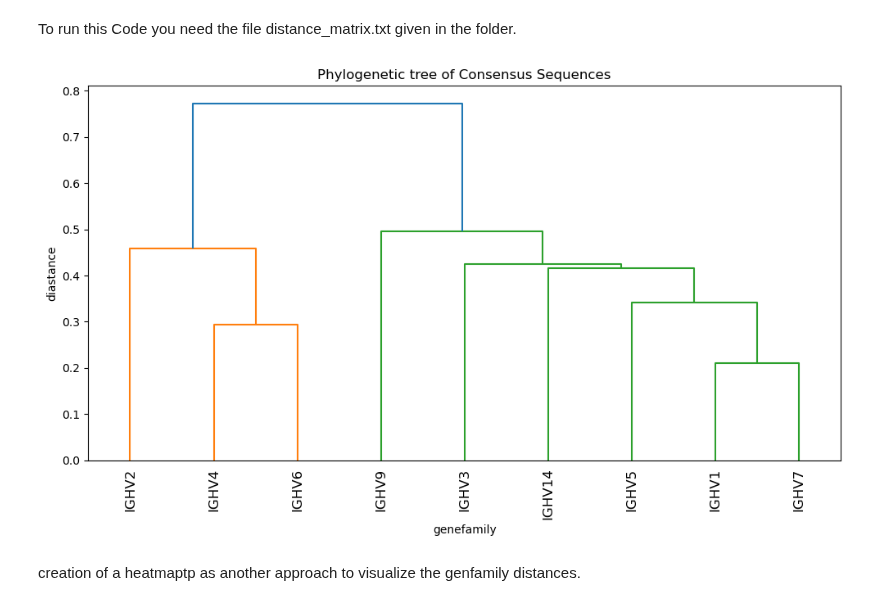
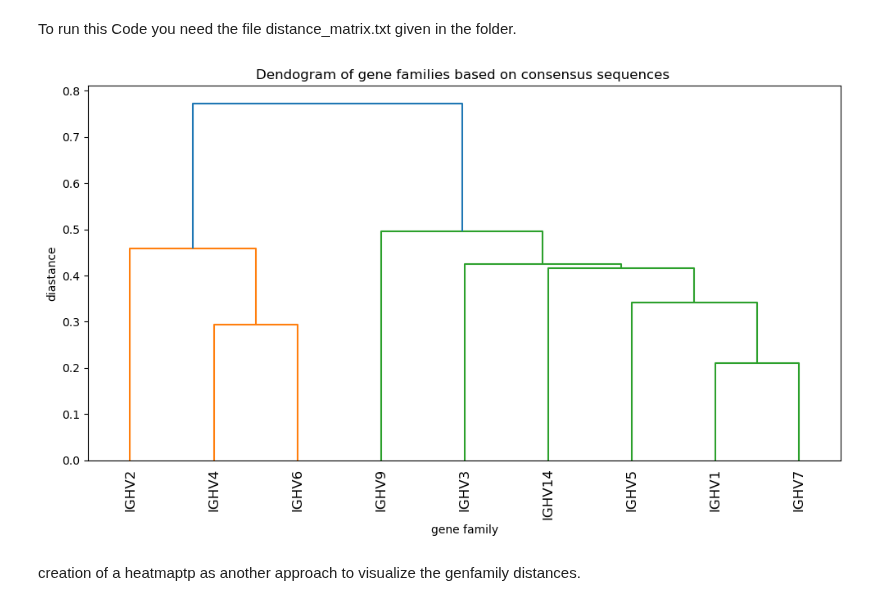
Before and after one commit to datascience-2025-group4/group04-team03, a Jupyter notebook: blasting/consensus_seq/consensus_genfam.ipynb, the cells around one changed output. Drawn from its saved outputs; the diff is of its cells as text; code cells hidden in the pictures.

```diff
--- a/blasting/consensus_seq/consensus_genfam.ipynb
+++ b/blasting/consensus_seq/consensus_genfam.ipynb
@@ -223,36 +190,36 @@ with open(file_path, "r") as f:
 n = int(lines[0].strip())
 
 # Labels und Matrix extrahieren
 labels = []
 matrix = []
 
 for line in lines[1:]:
     parts = line.strip().split()
     label = parts[0]
     values = list(map(float, parts[1:]))
     labels.append(label)
     matrix.append(values)
 
 # 2. In ein DataFrame umwandeln
 df = pd.DataFrame(matrix, index=labels, columns=labels)
 
 # 3. In ein condensed Distance Array umwandeln (für linkage)
 condensed_dist = squareform(df.values)
 
 # 4. Hierarchisches Clustering (z.B. UPGMA / average linkage)
 Z = linkage(condensed_dist, method='ward')
 
 # 5. Dendrogramm zeichnen
 plt.figure(figsize=(10, 6))
 dendrogram(Z, labels=labels, leaf_rotation=90)
-plt.title("Phylogenetic tree of Consensus Sequences")
-plt.xlabel("genefamily")
+plt.title("Dendogram of gene families based on consensus sequences ")
+plt.xlabel("gene family")
 plt.ylabel("diastance")
 plt.tight_layout()
 plt.savefig("msa_consensus_output/consensus_tree.png")
 plt.show()
 # %% [output]
-[figure, old version]
+[figure, new version]
 # %% [markdown]
 creation of a heatmaptp as another approach to visualize the genfamily distances.
 # %%
```
Also changed, not shown: parts of 1 cell of this notebook, 3 other files.
